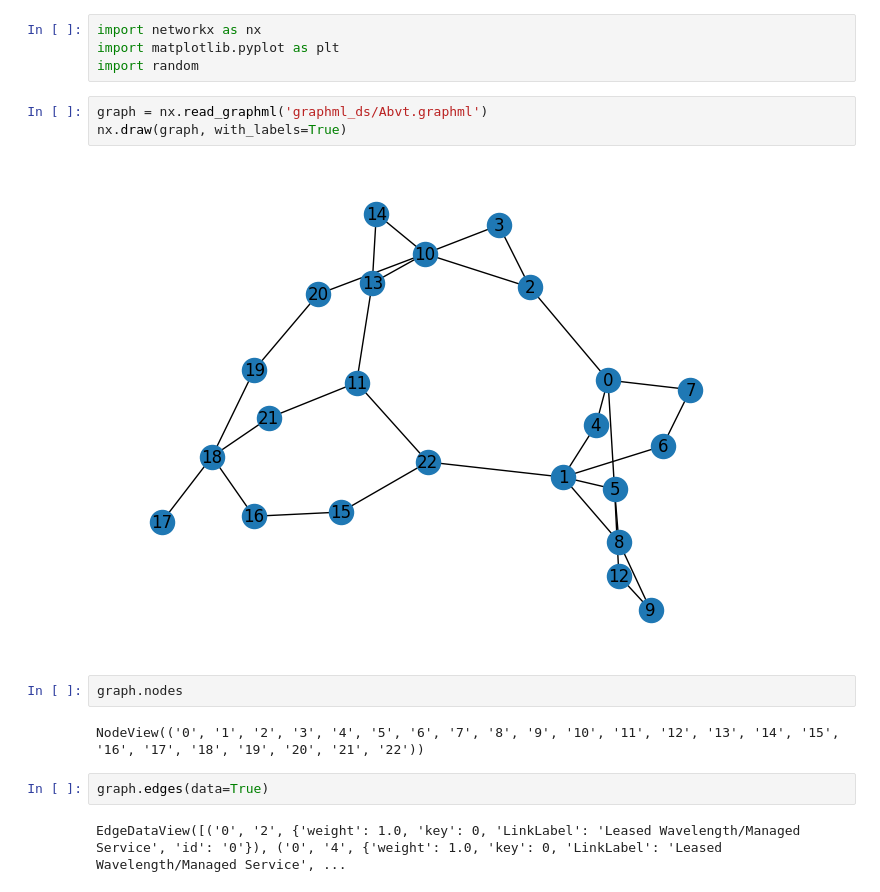
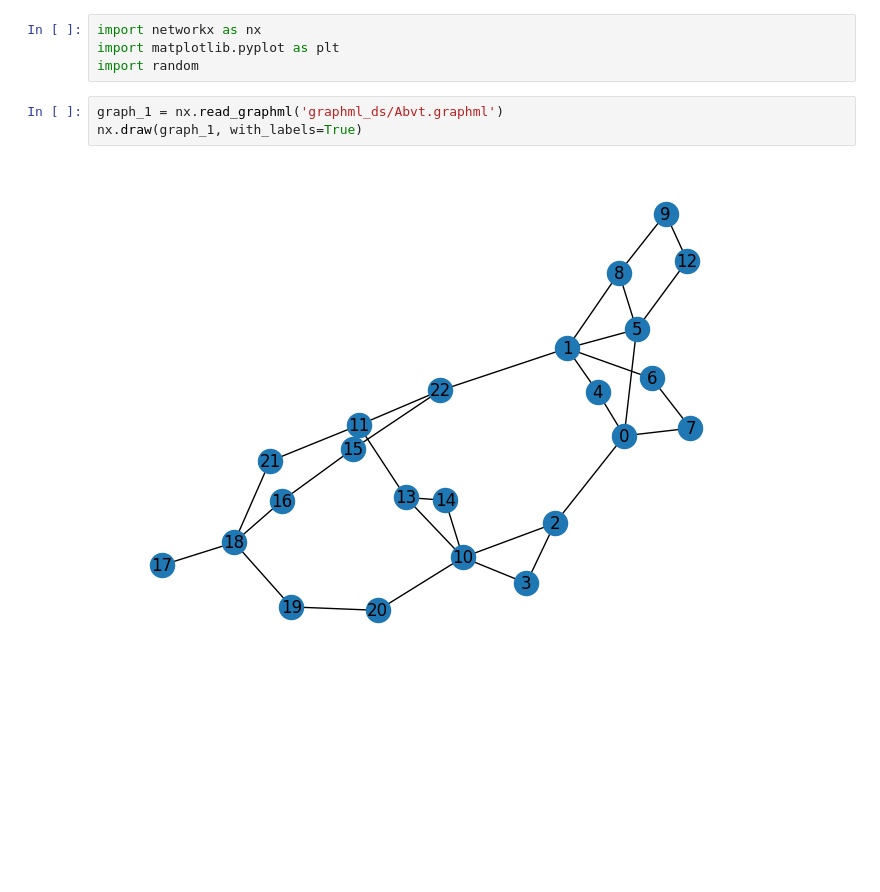
Before and after one commit to meodaiduoi/GAMR, a Jupyter notebook: RoutingComparation/scenario/mn_network/readgraphml.ipynb, the cells around one changed output. Drawn from its saved outputs; the diff is of its cells as text; blank space fills up the shorter version.

```diff
--- a/RoutingComparation/scenario/mn_network/readgraphml.ipynb
+++ b/RoutingComparation/scenario/mn_network/readgraphml.ipynb
@@ -3,15 +3,7 @@ import networkx as nx
 import matplotlib.pyplot as plt
 import random
 # %%
-graph = nx.read_graphml('graphml_ds/Abvt.graphml')
-nx.draw(graph, with_labels=True)
+graph_1 = nx.read_graphml('graphml_ds/Abvt.graphml')
+nx.draw(graph_1, with_labels=True)
 # %% [output]
-[figure, old version]
+[figure, new version]
-# %%
-graph.nodes
-# %% [output]
-NodeView(('0', '1', '2', '3', '4', '5', '6', '7', '8', '9', '10', '11', '12', '13', '14', '15', '16', '17', '18', '19', '20', '21', '22'))
-# %%
-graph.edges(data=True)
-# %% [output]
-EdgeDataView([('0', '2', {'weight': 1.0, 'key': 0, 'LinkLabel': 'Leased Wavelength/Managed Service', 'id': '0'}), ('0', '4', {'weight': 1.0, 'key': 0, 'LinkLabel': 'Leased Wavelength/Managed Service', ...
```
Also changed, not shown: parts of 4 cells of this notebook, 11 other files.
